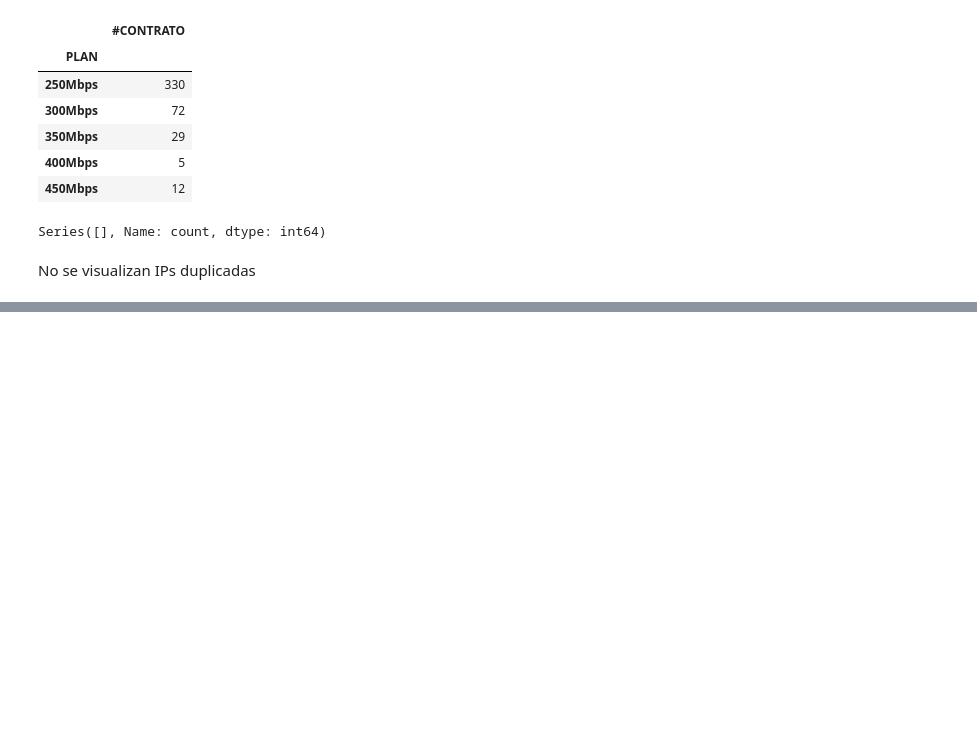
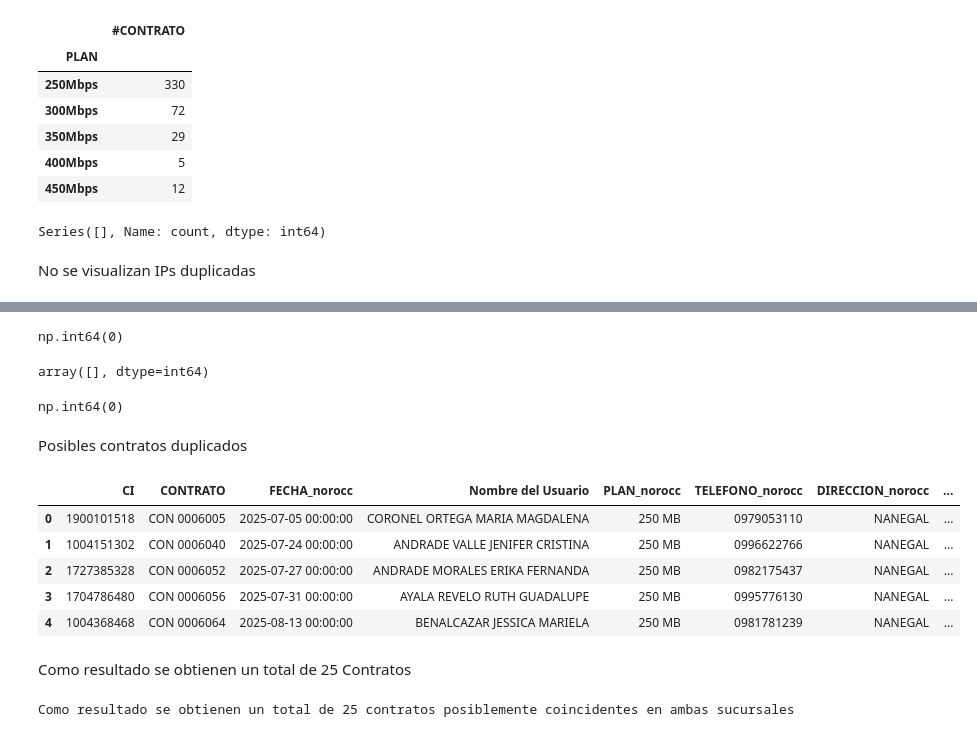
Before and after one commit to rauljr87/SAI, a Jupyter notebook: Empadronamiento/analisis_base_ansattv.ipynb, the cells around one changed output, grey strips where cells are left out. Saved outputs shown, nothing was run; the diff lists cells and outputs as text; code cells hidden in the pictures; blank space fills up the shorter version.

```diff
--- a/Empadronamiento/analisis_base_ansattv.ipynb
+++ b/Empadronamiento/analisis_base_ansattv.ipynb
@@ -349,0 +425,2 @@ No se visualizan IPs duplicadas
+# %%
+df_san_antonio['CONTRATO_NUM'] = df_san_antonio['#CONTRATO'].astype(str)
@@ -349,0 +478,7 @@ No se visualizan IPs duplicadas
+# %%
+df_noroccidente['CONTRATO_NORM'] = (
+    df_noroccidente['CONTRATO_NUM']
+    .astype(str)
+    .str.strip() # Eliminar espacios
+    .str.lstrip('0') # Eliminar ceros a la izquierda
+)
@@ -349,0 +494,7 @@ No se visualizan IPs duplicadas
+# %%
+df_san_antonio['CONTRATO_NORM'] = (
+    df_san_antonio['CONTRATO_NUM']
+    .astype(str)
+    .str.strip() # Eliminar espacios
+    .str.lstrip('0') # Eliminar ceros a la izquierda
+)
@@ -349,0 +514,38 @@ No se visualizan IPs duplicadas
+# %%
+df_san_antonio.CONTRATO_NORM.isin(['534']).sum()
+# %% [output]
+np.int64(0)
+# %%
+np.where( df_san_antonio['CONTRATO_NORM'] == '534' ) [0]
+# %% [output]
+array([], dtype=int64)
+# %%
+df_san_antonio.CONTRATO_NORM.str.contains('543').sum()
+# %% [output]
+np.int64(0)
+# %%
+contratos_inner = pd.merge(
+    df_noroccidente,
+    df_san_antonio,
+    how='inner',
+    left_on='CONTRATO_NORM',
+    right_on='CONTRATO_NORM',
+    suffixes=('_norocc', '_san_anto')
+)
+# %% [markdown]
+Posibles contratos duplicados
+# %%
+contratos_inner.head()
+# %% [output]
+|  | CI | CONTRATO | FECHA_norocc | Nombre del Usuario | PLAN_norocc | TELEFONO_norocc | DIRECCION_norocc | ... |
+| 0 | 1900101518 | CON 0006005 | 2025-07-05 00:00:00 | CORONEL ORTEGA MARIA MAGDALENA | 250 MB | 0979053110 | NANEGAL | ... |
+| 1 | 1004151302 | CON 0006040 | 2025-07-24 00:00:00 | ANDRADE VALLE JENIFER CRISTINA | 250 MB | 0996622766 | NANEGAL | ... |
+| 2 | 1727385328 | CON 0006052 | 2025-07-27 00:00:00 | ANDRADE MORALES ERIKA FERNANDA | 250 MB | 0982175437 | NANEGAL | ... |
+| 3 | 1704786480 | CON 0006056 | 2025-07-31 00:00:00 | AYALA REVELO RUTH GUADALUPE | 250 MB | 0995776130 | NANEGAL | ... |
+| 4 | 1004368468 | CON 0006064 | 2025-08-13 00:00:00 | BENALCAZAR JESSICA MARIELA | 250 MB | 0981781239 | NANEGAL | ... |
+# %% [markdown]
+Como resultado se obtienen un total de 25 Contratos
+# %%
+print(f'Como resultado se obtienen un total de {contratos_inner.shape[0]} contratos posiblemente coincidentes en ambas sucursales')
+# %% [output]
+Como resultado se obtienen un total de 25 contratos posiblemente coincidentes en ambas sucursales
```
Also changed, not shown: parts of 47 cells of this notebook.
